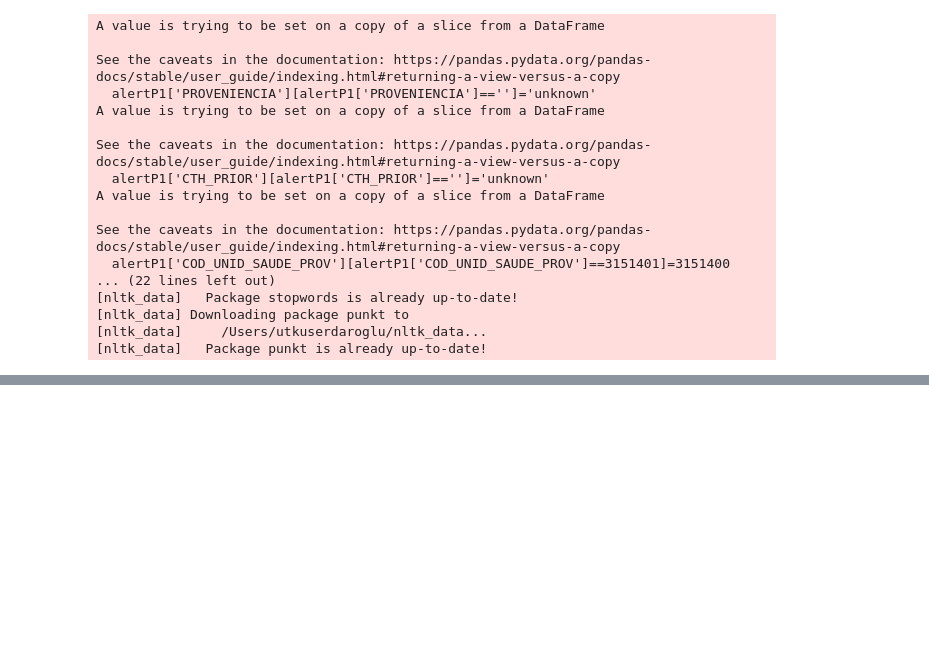
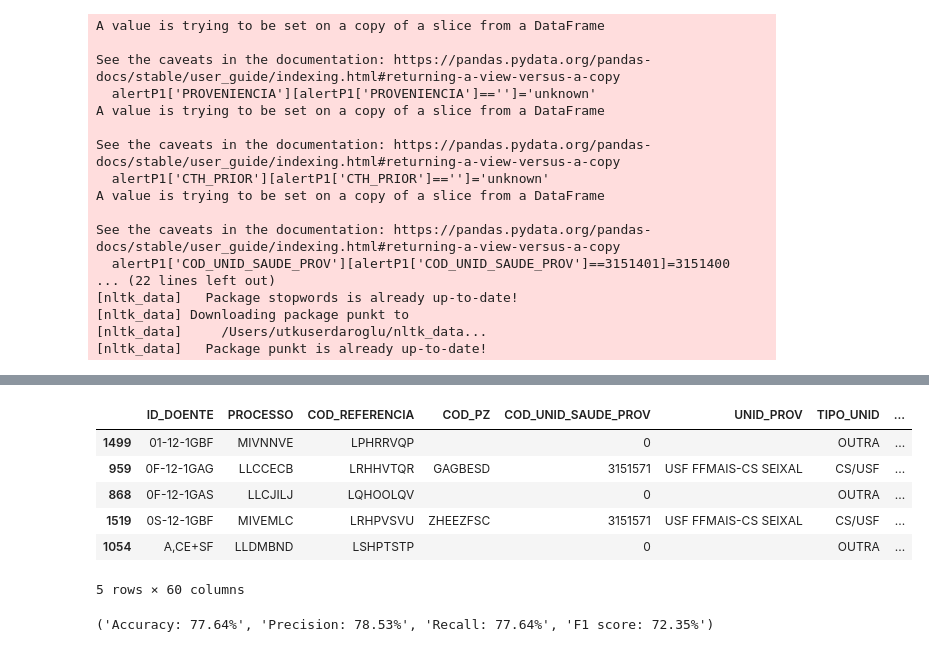
Before and after one commit to Data-Science-Knowledge-Center-Nova-SBE/PBL-HGO, a Jupyter notebook: W2V.ipynb, the cells around one changed output, grey strips where cells are left out. Cells and saved outputs as stored; diff of their text form; code cells hidden in the pictures; blank space fills up the shorter version.

Commit message:
model

```diff
--- a/W2V.ipynb
+++ b/W2V.ipynb
@@ -72,0 +90,16 @@ See the caveats in the documentation: https://pandas.pydata.org/pandas-docs/stab
+# %%
+#Model
+sentences = data_f['clean_text'].tolist()
+model = Word2Vec(sentences, window=3, min_count=5, workers=4,sg=1,alpha=0.01)  # Adjust parameters as needed
+# %%
+#Featurization
+def get_sentence_vector(sentence):
+    vectors = []
+    for word in sentence:
+        if word in model.wv:
+            vectors.append(model.wv[word])
+    if vectors:
+        return np.mean(vectors, axis=0)
+    else:
+        return np.zeros(model.vector_size)
+data_f['word2vec_feature'] = data_f['clean_text'].apply(lambda x: get_sentence_vector(x))
@@ -72,0 +125,10 @@ See the caveats in the documentation: https://pandas.pydata.org/pandas-docs/stab
+# %%
+data_f.head()
+# %% [output]
+|  | ID_DOENTE | PROCESSO | COD_REFERENCIA | COD_PZ | COD_UNID_SAUDE_PROV | UNID_PROV | TIPO_UNID | ... |
+| 1499 | 01-12-1GBF | MIVNNVE | LPHRRVQP |  | 0 |  | OUTRA | ... |
+| 959 | 0F-12-1GAG | LLCCECB | LRHHVTQR | GAGBESD | 3151571 | USF FFMAIS-CS SEIXAL | CS/USF | ... |
+| 868 | 0F-12-1GAS | LLCJILJ | LQHOOLQV |  | 0 |  | OUTRA | ... |
+| 1519 | 0S-12-1GBF | MIVEMLC | LRHPVSVU | ZHEEZFSC | 3151571 | USF FFMAIS-CS SEIXAL | CS/USF | ... |
+| 1054 | A,CE+SF | LLDMBND | LSHPTSTP |  | 0 |  | OUTRA | ... |
+5 rows × 60 columns
@@ -72,0 +166,4 @@ See the caveats in the documentation: https://pandas.pydata.org/pandas-docs/stab
+# %%
+log_ev(data_f)
+# %% [output]
+('Accuracy: 77.64%', 'Precision: 78.53%', 'Recall: 77.64%', 'F1 score: 72.35%')
```
Also changed, not shown: parts of 8 cells of this notebook.
